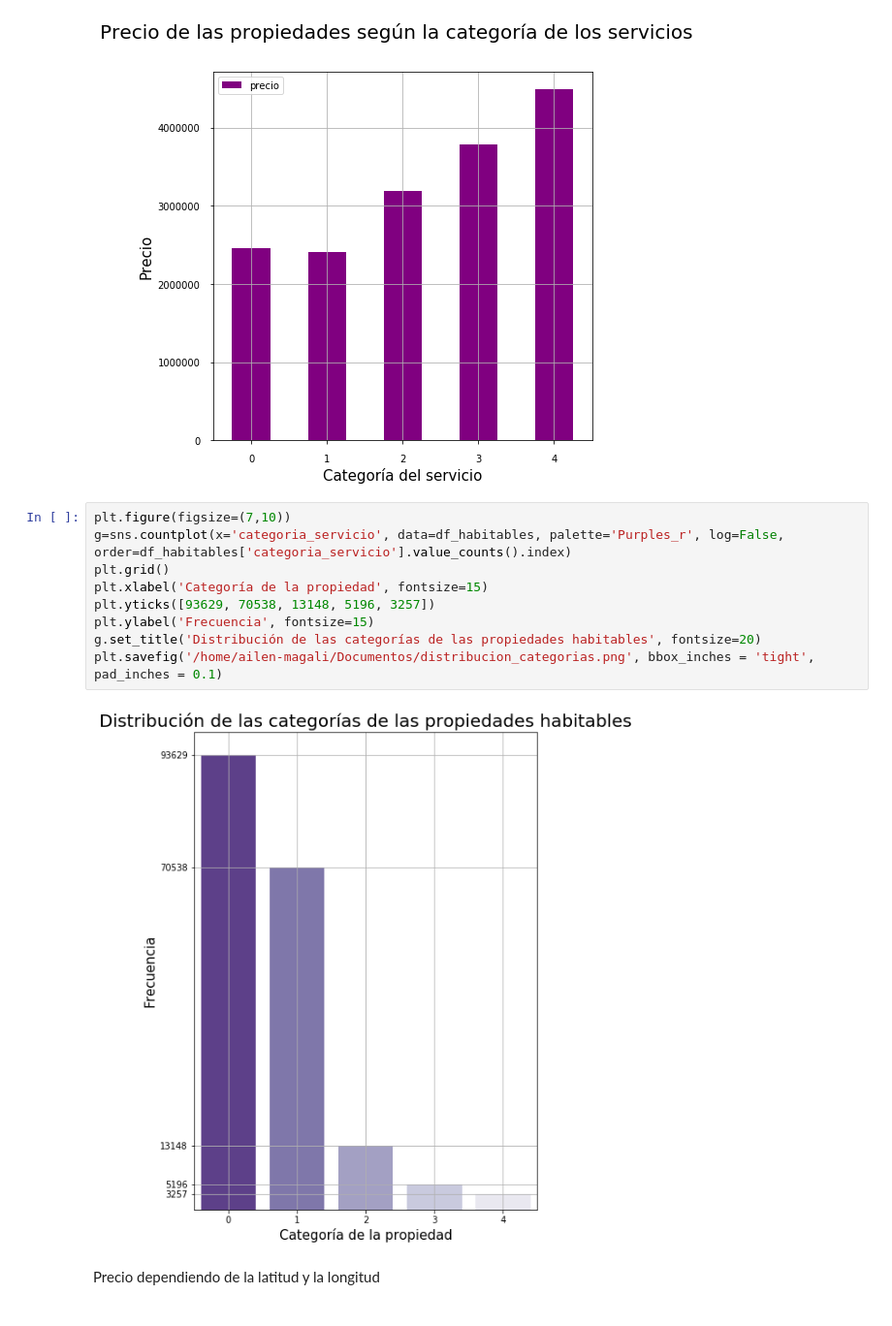
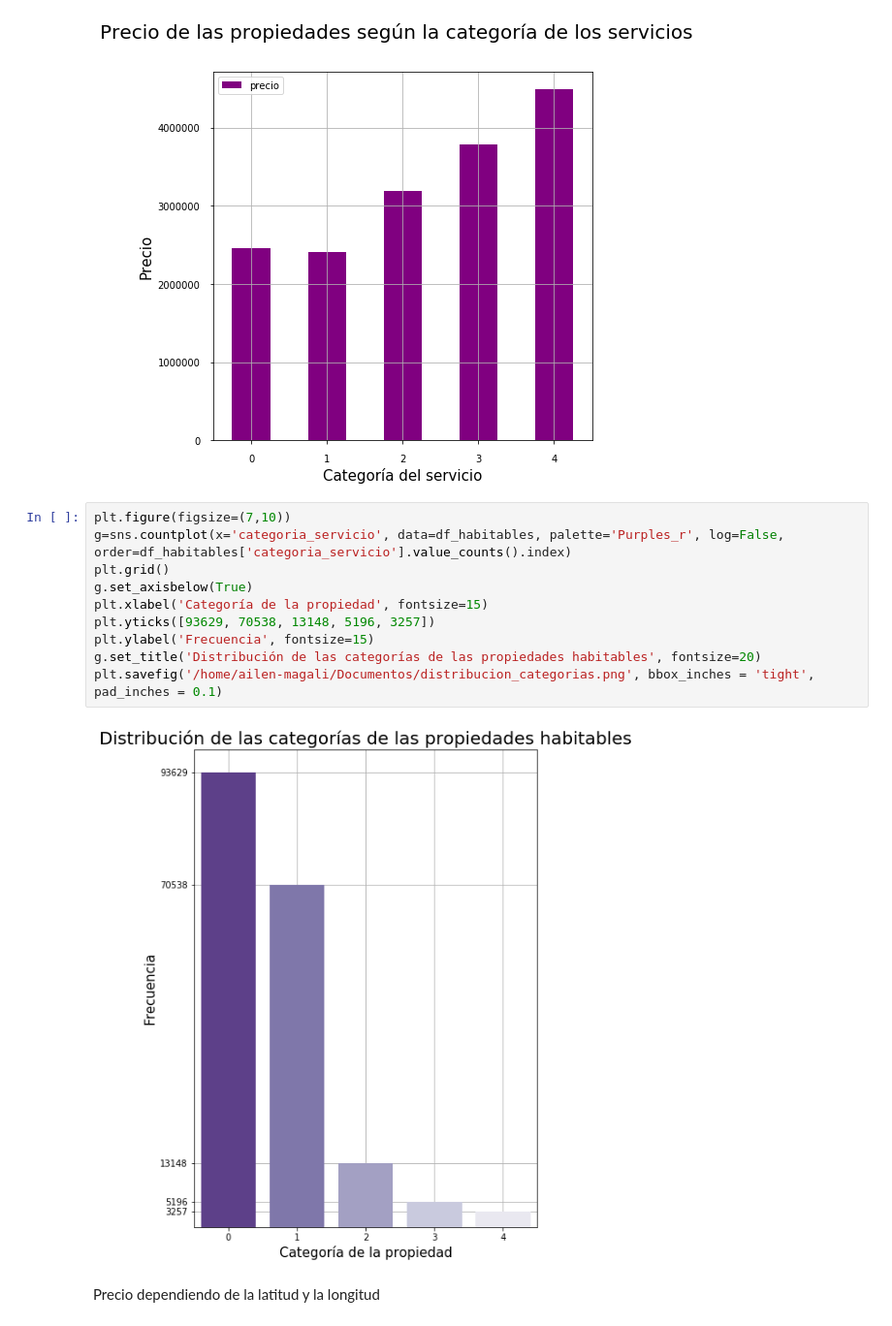
Before and after one commit to lorenzolgz/orgadatostp1, a Jupyter notebook: Análisis_Ailu.ipynb, the cells around one changed output. Shown at 97% size. Drawn from its saved outputs; the diff is of its cells as text.

```diff
--- a/Análisis_Ailu.ipynb
+++ b/Análisis_Ailu.ipynb
@@ -448,14 +448,15 @@ plt.savefig('/home/ailen-magali/Documentos/precio_por_categorias.png', bbox_inch
 # %%
 plt.figure(figsize=(7,10))
 g=sns.countplot(x='categoria_servicio', data=df_habitables, palette='Purples_r', log=False, order=df_habitables['categoria_servicio'].value_counts().index)
 plt.grid()
+g.set_axisbelow(True)
 plt.xlabel('Categoría de la propiedad', fontsize=15)
 plt.yticks([93629, 70538, 13148, 5196, 3257])
 plt.ylabel('Frecuencia', fontsize=15)
 g.set_title('Distribución de las categorías de las propiedades habitables', fontsize=20)
 plt.savefig('/home/ailen-magali/Documentos/distribucion_categorias.png', bbox_inches = 'tight', pad_inches = 0.1)
 # %% [output]
-[figure, old version]
+[figure, new version]
 # %% [markdown]
 Precio dependiendo de la latitud y la longitud
 # %%
```
Also changed, not shown: parts of 1 cell of this notebook.
